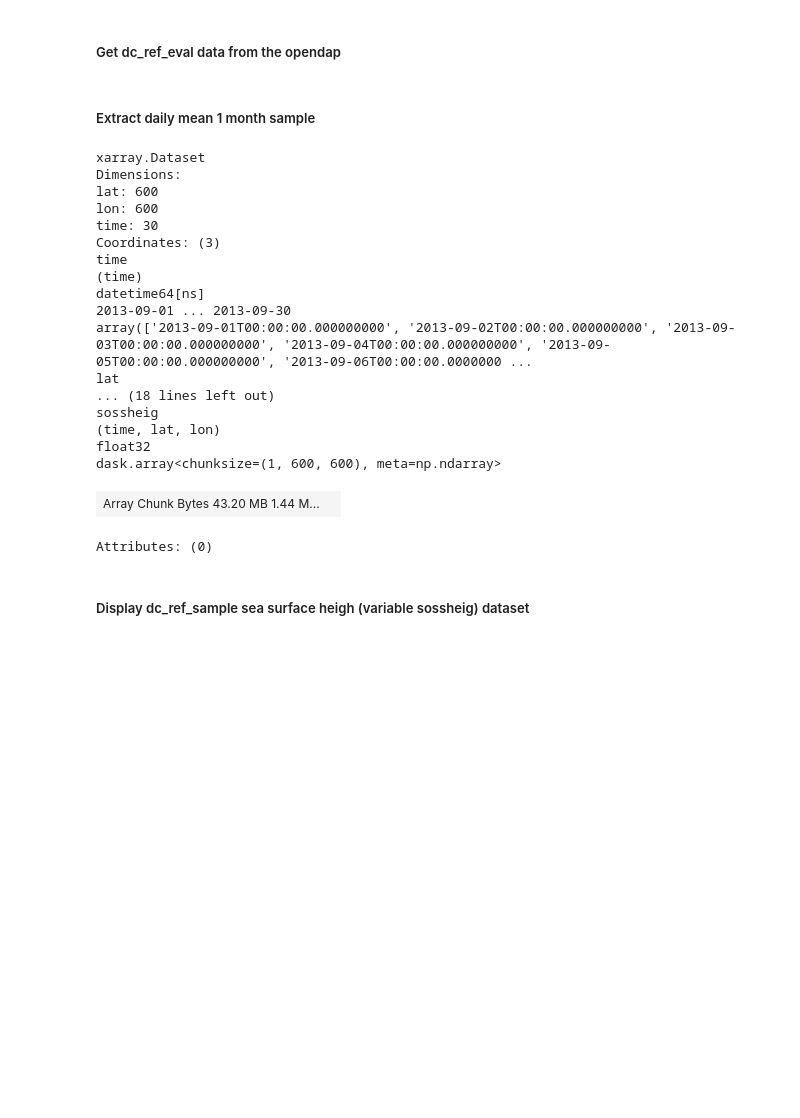
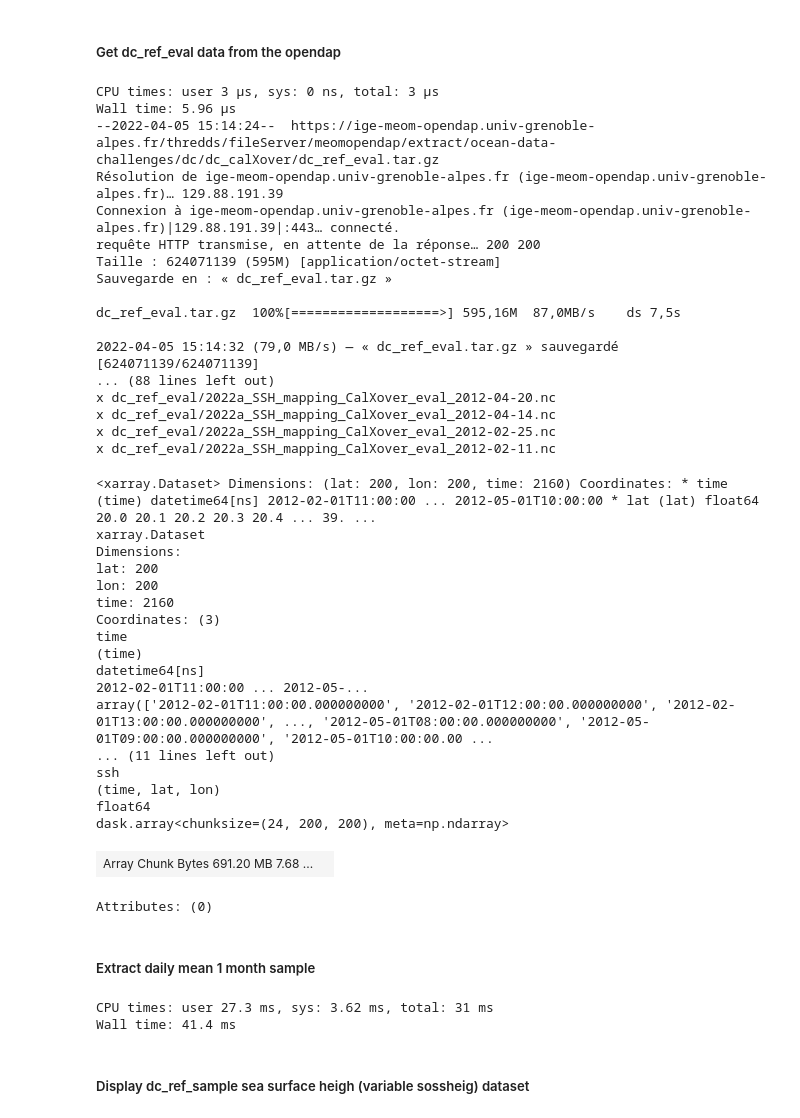
Before and after one commit to ocean-data-challenges/2023b_SSHmapping_HF_California, a Jupyter notebook: notebooks/demo_data_access.ipynb, the cells around one changed output. Saved outputs shown, nothing was run; the diff lists cells and outputs as text; code cells hidden in the pictures; blank space fills up the shorter version.

```diff
--- a/notebooks/demo_data_access.ipynb
+++ b/notebooks/demo_data_access.ipynb
@@ -57,12 +61,49 @@ Horizontal grid read in regulargrid_NATL60.nc / Source field read in /home/cubel
 # %%
 %time
 # Get reference
 !wget https://ige-meom-opendap.univ-grenoble-alpes.fr/thredds/fileServer/meomopendap/extract/ocean-data-challenges/dc/dc_calXover/dc_ref_eval.tar.gz
-!tar -xvf dc_ref_eval.tar.gz --directory data/
+!tar -xvf dc_ref_eval.tar.gz --directory ../data/
 !rm -f dc_ref_eval.tar.gz
 
-ds_ref_eval = xr.open_mfdataset('data/dc_ref_eval/2022a_SSH_mapping_CalXover_model_201*.nc', combine='nested', concat_dim='time', parallel=True)
+ds_ref_eval = xr.open_mfdataset('../data/dc_ref_eval/2022a_SSH_mapping_CalXover_eval_201*.nc', combine='nested', concat_dim='time', parallel=True)
 ds_ref_eval
+# %% [output]
+CPU times: user 3 µs, sys: 0 ns, total: 3 µs
+Wall time: 5.96 µs
+--2022-04-05 15:14:24--  https://ige-meom-opendap.univ-grenoble-alpes.fr/thredds/fileServer/meomopendap/extract/ocean-data-challenges/dc/dc_calXover/dc_ref_eval.tar.gz
+Résolution de ige-meom-opendap.univ-grenoble-alpes.fr (ige-meom-opendap.univ-grenoble-alpes.fr)… 129.88.191.39
+Connexion à ige-meom-opendap.univ-grenoble-alpes.fr (ige-meom-opendap.univ-grenoble-alpes.fr)|129.88.191.39|:443… connecté.
+requête HTTP transmise, en attente de la réponse… 200 200
+Taille : 624071139 (595M) [application/octet-stream]
+Sauvegarde en : « dc_ref_eval.tar.gz »
+
+dc_ref_eval.tar.gz  100%[===================>] 595,16M  87,0MB/s    ds 7,5s
+
+2022-04-05 15:14:32 (79,0 MB/s) — « dc_ref_eval.tar.gz » sauvegardé [624071139/624071139]
+... (88 lines left out)
+x dc_ref_eval/2022a_SSH_mapping_CalXover_eval_2012-04-20.nc
+x dc_ref_eval/2022a_SSH_mapping_CalXover_eval_2012-04-14.nc
+x dc_ref_eval/2022a_SSH_mapping_CalXover_eval_2012-02-25.nc
+x dc_ref_eval/2022a_SSH_mapping_CalXover_eval_2012-02-11.nc
+<xarray.Dataset> Dimensions: (lat: 200, lon: 200, time: 2160) Coordinates: * time (time) datetime64[ns] 2012-02-01T11:00:00 ... 2012-05-01T10:00:00 * lat (lat) float64 20.0 20.1 20.2 20.3 20.4 ... 39. ...
+xarray.Dataset
+Dimensions:
+lat: 200
+lon: 200
+time: 2160
+Coordinates: (3)
+time
+(time)
+datetime64[ns]
+2012-02-01T11:00:00 ... 2012-05-...
+array(['2012-02-01T11:00:00.000000000', '2012-02-01T12:00:00.000000000', '2012-02-01T13:00:00.000000000', ..., '2012-05-01T08:00:00.000000000', '2012-05-01T09:00:00.000000000', '2012-05-01T10:00:00.00 ...
+... (11 lines left out)
+ssh
+(time, lat, lon)
+float64
+dask.array<chunksize=(24, 200, 200), meta=np.ndarray>
+| Array Chunk Bytes 691.20 MB 7.68 ... |  |
+Attributes: (0)
 # %% [markdown]
 ##### Extract daily mean 1 month sample
 # %%
@@ -72,25 +113,8 @@ time_max = '20120531'
 dc_ref_sample = ds_ref_eval.sel(time=slice(time_min, time_max)).resample(time="1D").mean()
 dc_ref_sample
 # %% [output]
-xarray.Dataset
-Dimensions:
-lat: 600
-lon: 600
-time: 30
-Coordinates: (3)
-time
-(time)
-datetime64[ns]
-2013-09-01 ... 2013-09-30
-array(['2013-09-01T00:00:00.000000000', '2013-09-02T00:00:00.000000000', '2013-09-03T00:00:00.000000000', '2013-09-04T00:00:00.000000000', '2013-09-05T00:00:00.000000000', '2013-09-06T00:00:00.0000000 ...
-lat
-... (18 lines left out)
-sossheig
-(time, lat, lon)
-float32
-dask.array<chunksize=(1, 600, 600), meta=np.ndarray>
+CPU times: user 27.3 ms, sys: 3.62 ms, total: 31 ms
+Wall time: 41.4 ms
-| Array Chunk Bytes 43.20 MB 1.44 M... |  |
-Attributes: (0)
 # %% [markdown]
 ##### Display dc_ref_sample sea surface heigh (variable sossheig) dataset
 # %%
```
Also changed, not shown: parts of 3 cells of this notebook, 2 other files.
